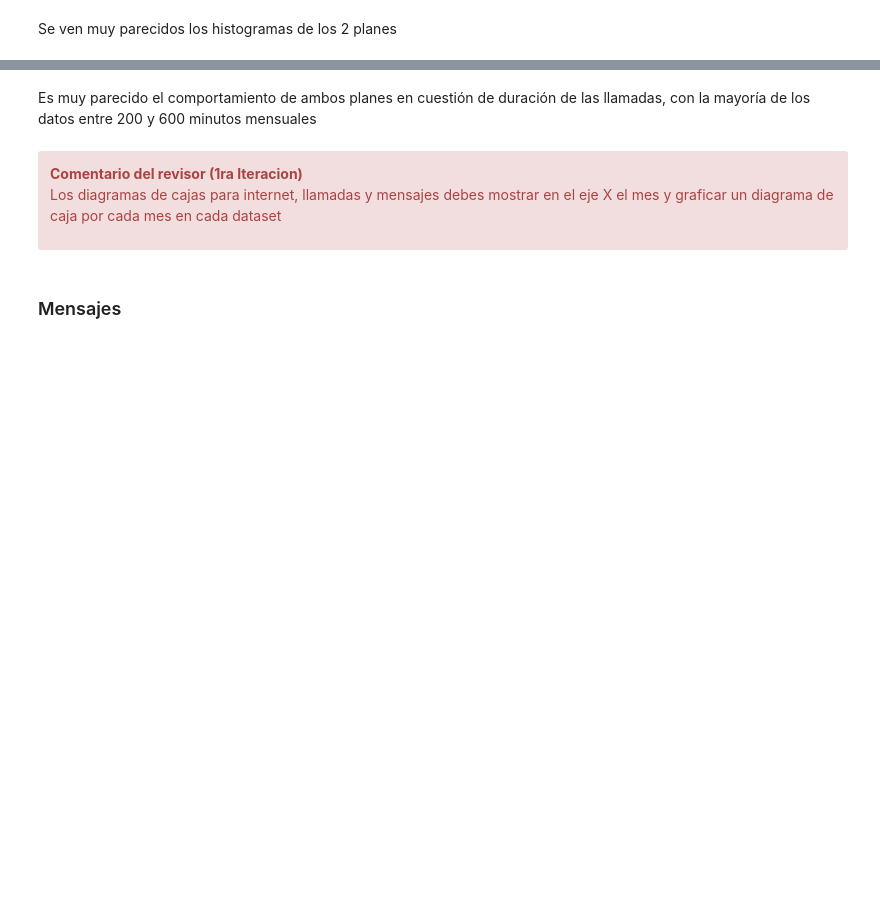
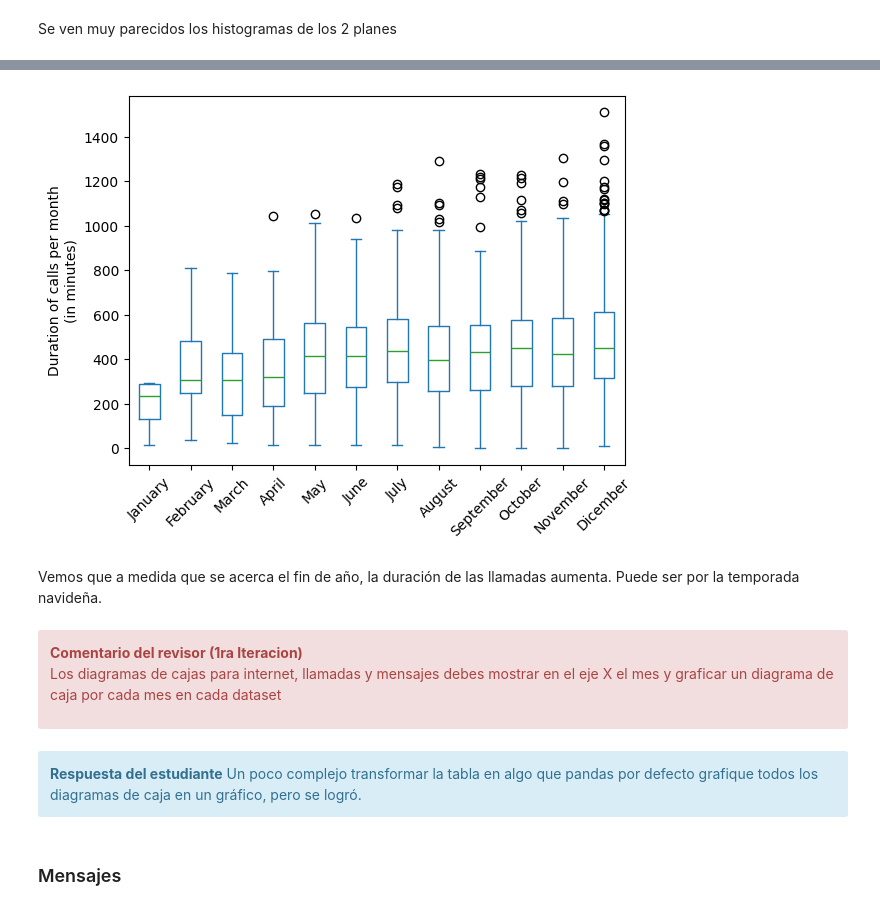
Before and after one commit to NikolaiGarcia/Pruebas-Estadisticas, a Jupyter notebook: Proyecto 5.ipynb, the cells around one changed output, grey strips where cells are left out. Saved outputs shown, nothing was run; the diff lists cells and outputs as text; code cells hidden in the pictures; blank space fills up the shorter version.

Commit message:
Multiples boxplots en el mismo gráfico, ¿proyecto terminado?

```diff
--- a/Proyecto 5.ipynb
+++ b/Proyecto 5.ipynb
@@ -732,11 +736,30 @@ plt.show()
-# %% [markdown]
-Es muy parecido el comportamiento de ambos planes en cuestión de duración de las llamadas, con la mayoría de los datos entre 200 y 600 minutos mensuales
+# %%
+months = dict(enumerate(['January','February','March','April','May','June','July','August','September','October','November','Dicember'],1)) #Para graficar
+# %%
+# Traza un diagrama de caja para visualizar la distribución de la duración mensual de llamadas
+
+plot = {month : list(use_of_plan[use_of_plan['month'] == num]['sum_duration']) for num,month in months.items()} #Filtrar para cada mes
+
+plot = pd.DataFrame(dict([(key, pd.Series(value)) for key, value in plot.items()])) #Un truco para hacer que todas las 'columnas' (duración por mes) tengan la misma longitud añadiendo NaN extras al final de la columna para igualar la columna más larga
+# %%
+plot.plot(kind='box',rot=45,ylabel='Duration of calls per month\n(in minutes)')
+
+plt.show()
+# %% [output]
+[figure, added]
+# %% [markdown]
+Vemos que a medida que se acerca el fin de año, la duración de las llamadas aumenta. Puede ser por la temporada navideña.
 # %% [markdown]
 <div class="alert alert-block alert-danger">
 <b>Comentario del revisor (1ra Iteracion)</b> <a class=“tocSkip”></a>
 
 Los diagramas de cajas para internet, llamadas y mensajes debes mostrar en el eje X el mes y graficar un diagrama de caja por cada mes en cada dataset
 </div>
+# %% [markdown]
+<div class="alert alert-block alert-info">
+<b>Respuesta del estudiante</b> <a class=“tocSkip”></a>
+Un poco complejo transformar la tabla en algo que pandas por defecto grafique todos los diagramas de caja en un gráfico, pero se logró.
+</div>
 # %% [markdown]
 ### Mensajes
 # %%
```
Also changed, not shown: parts of 23 cells of this notebook.
